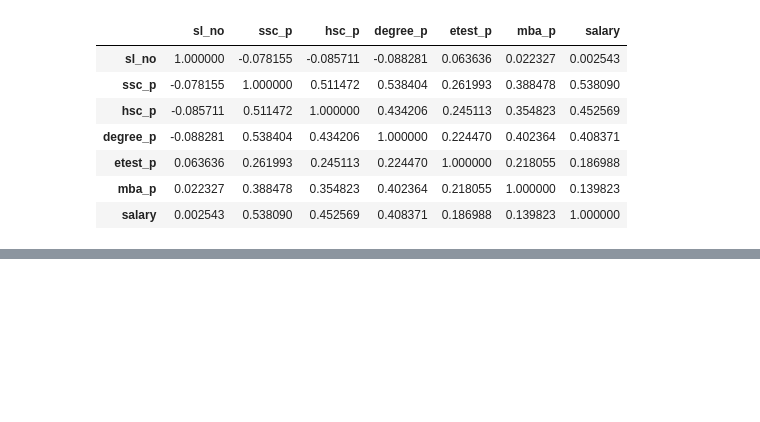
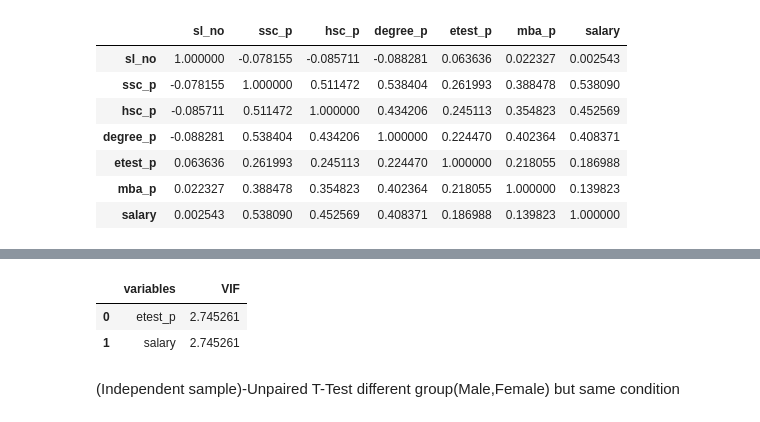
Before and after one commit to ArchanaAI/Bivariate, a Jupyter notebook: Bivariate.ipynb, the cells around one changed output, grey strips where cells are left out. Saved outputs shown, nothing was run; the diff lists cells and outputs as text; code cells hidden in the pictures; blank space fills up the shorter version.

```diff
--- a/Bivariate.ipynb
+++ b/Bivariate.ipynb
@@ -86,0 +112,16 @@ dataset.corr()
+# %%
+from statsmodels.stats.outliers_influence import variance_inflation_factor
+def calc_vif(X):
+    vif = pd.DataFrame()
+    vif["variables"] = X.columns
+    vif["VIF"] = [variance_inflation_factor(X.values, i) for i in range(X.shape[1])]
+    return(vif)
+# %%
+calc_vif(dataset[["etest_p","salary"]])
+# %% [output]
+|  | variables | VIF |
+| 0 | etest_p | 2.745261 |
+| 1 | salary | 2.745261 |
+# %% [markdown]
+(Independent sample)-Unpaired T-Test
+different  group(Male,Female) but same condition
```
Also changed, not shown: parts of 10 cells of this notebook.
